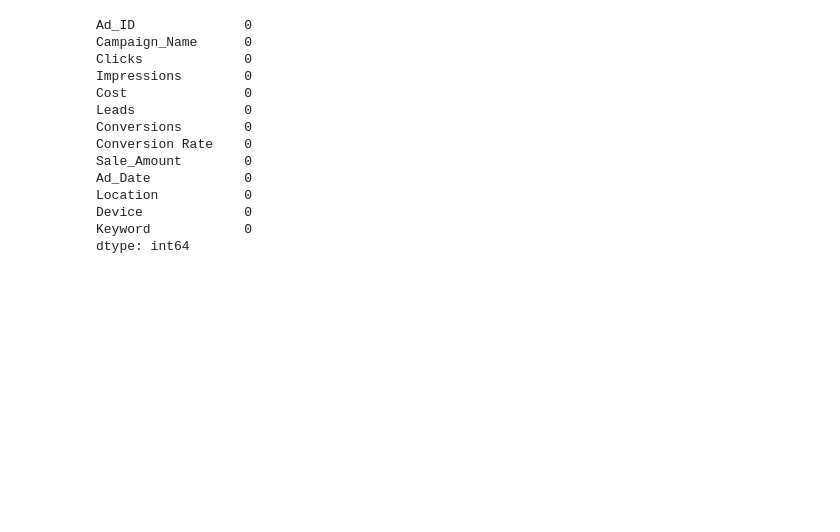
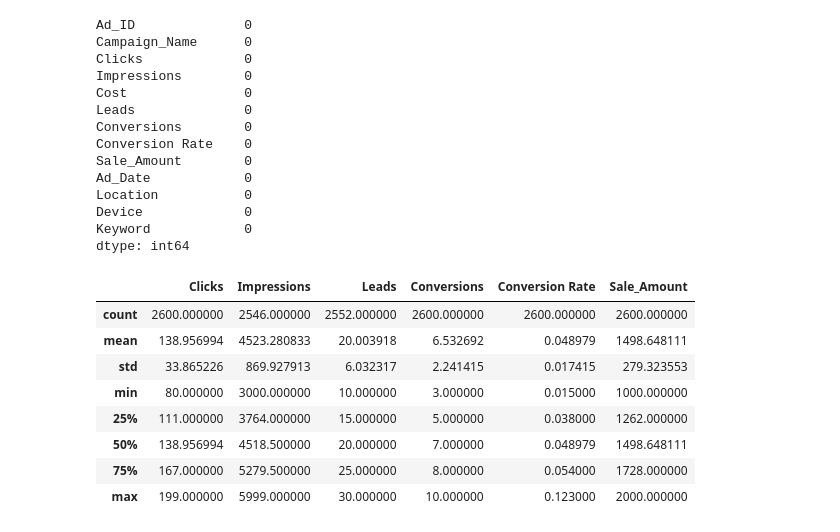
Before and after one commit to CodeRei067/data-science-3, a Jupyter notebook: Notebooks/clean.ipynb, the cells around one changed output. Drawn from its saved outputs; the diff is of its cells as text; code cells hidden in the pictures; blank space fills up the shorter version.

```diff
--- a/Notebooks/clean.ipynb
+++ b/Notebooks/clean.ipynb
@@ -484,3 +484,15 @@ Location           0
 Device             0
 Keyword            0
 dtype: int64
+# %%
+df.describe()
+# %% [output]
+|  | Clicks | Impressions | Leads | Conversions | Conversion Rate | Sale_Amount |
+| count | 2600.000000 | 2546.000000 | 2552.000000 | 2600.000000 | 2600.000000 | 2600.000000 |
+| mean | 138.956994 | 4523.280833 | 20.003918 | 6.532692 | 0.048979 | 1498.648111 |
+| std | 33.865226 | 869.927913 | 6.032317 | 2.241415 | 0.017415 | 279.323553 |
+| min | 80.000000 | 3000.000000 | 10.000000 | 3.000000 | 0.015000 | 1000.000000 |
+| 25% | 111.000000 | 3764.000000 | 15.000000 | 5.000000 | 0.038000 | 1262.000000 |
+| 50% | 138.956994 | 4518.500000 | 20.000000 | 7.000000 | 0.048979 | 1498.648111 |
+| 75% | 167.000000 | 5279.500000 | 25.000000 | 8.000000 | 0.054000 | 1728.000000 |
+| max | 199.000000 | 5999.000000 | 30.000000 | 10.000000 | 0.123000 | 2000.000000 |
```
Also changed, not shown: parts of 2 cells of this notebook, 2 other files.
